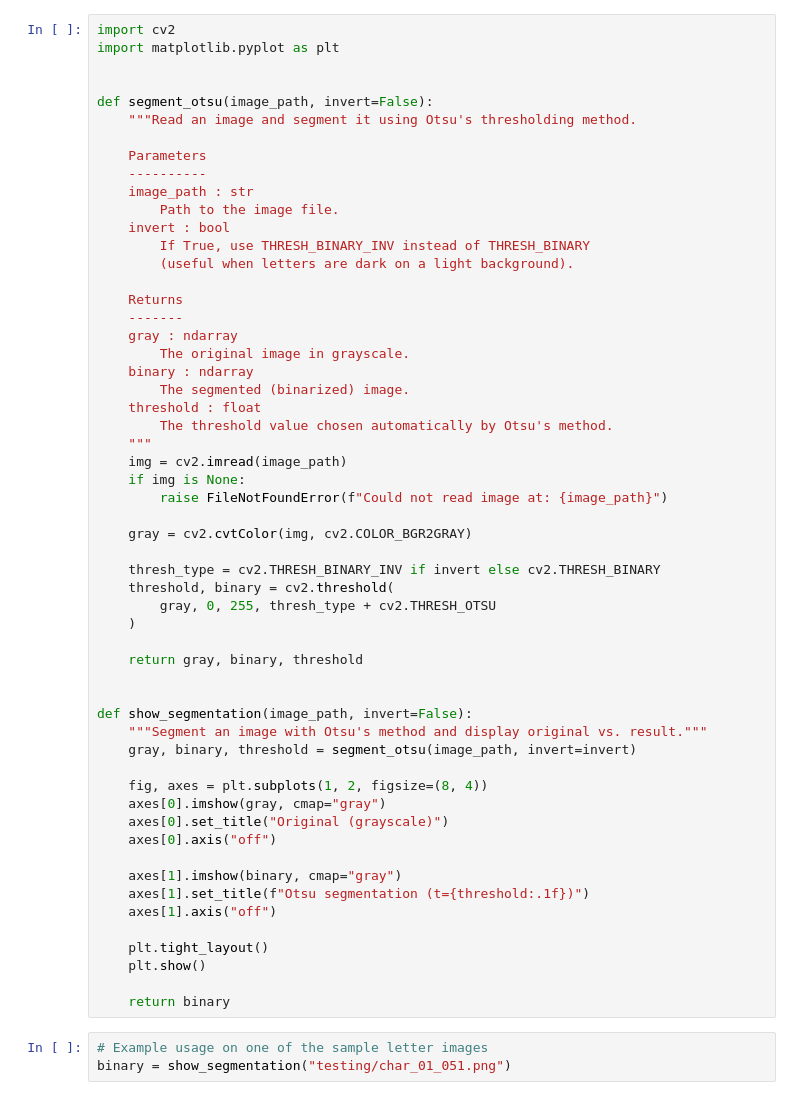
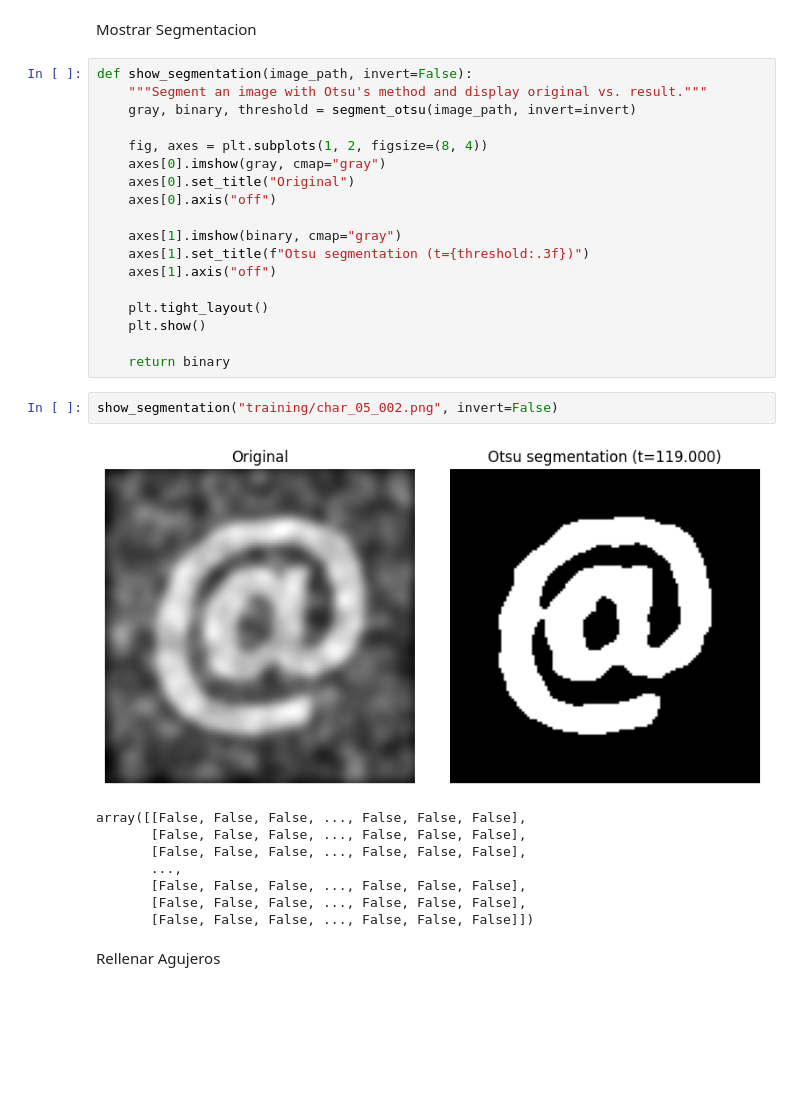
Before and after one commit to viceibacache/sharedrepo, a Jupyter notebook: pr/t1/t1.ipynb, the cells around one changed output. Saved outputs shown, nothing was run; the diff lists cells and outputs as text; blank space fills up the shorter version.

```diff
--- a/pr/t1/t1.ipynb
+++ b/pr/t1/t1.ipynb
@@ -5,59 +77,33 @@ Reads an image, applies Otsu's method to binarize/segment it (useful for isolati
+# %% [markdown]
+Mostrar Segmentacion
 # %%
-import cv2
-import matplotlib.pyplot as plt
-
-
-def segment_otsu(image_path, invert=False):
-    """Read an image and segment it using Otsu's thresholding method.
-
-    Parameters
-    ----------
-    image_path : str
-        Path to the image file.
-    invert : bool
-        If True, use THRESH_BINARY_INV instead of THRESH_BINARY
-        (useful when letters are dark on a light background).
-
-    Returns
-    -------
-    gray : ndarray
-        The original image in grayscale.
-    binary : ndarray
-        The segmented (binarized) image.
-    threshold : float
-        The threshold value chosen automatically by Otsu's method.
-    """
-    img = cv2.imread(image_path)
-    if img is None:
-        raise FileNotFoundError(f"Could not read image at: {image_path}")
-
-    gray = cv2.cvtColor(img, cv2.COLOR_BGR2GRAY)
-
-    thresh_type = cv2.THRESH_BINARY_INV if invert else cv2.THRESH_BINARY
-    threshold, binary = cv2.threshold(
-        gray, 0, 255, thresh_type + cv2.THRESH_OTSU
-    )
-
-    return gray, binary, threshold
-
-
 def show_segmentation(image_path, invert=False):
     """Segment an image with Otsu's method and display original vs. result."""
     gray, binary, threshold = segment_otsu(image_path, invert=invert)
 
     fig, axes = plt.subplots(1, 2, figsize=(8, 4))
     axes[0].imshow(gray, cmap="gray")
-    axes[0].set_title("Original (grayscale)")
+    axes[0].set_title("Original")
     axes[0].axis("off")
 
     axes[1].imshow(binary, cmap="gray")
-    axes[1].set_title(f"Otsu segmentation (t={threshold:.1f})")
+    axes[1].set_title(f"Otsu segmentation (t={threshold:.3f})")
     axes[1].axis("off")
 
     plt.tight_layout()
     plt.show()
 
     return binary
-# %%
-# Example usage on one of the sample letter images
-binary = show_segmentation("testing/char_01_051.png")
+# %%
+show_segmentation("training/char_05_002.png", invert=False)
+# %% [output]
+[figure, added]
+array([[False, False, False, ..., False, False, False],
+       [False, False, False, ..., False, False, False],
+       [False, False, False, ..., False, False, False],
+       ...,
+       [False, False, False, ..., False, False, False],
+       [False, False, False, ..., False, False, False],
+       [False, False, False, ..., False, False, False]])
+# %% [markdown]
+Rellenar Agujeros
```
Also changed, not shown: parts of 13 cells of this notebook.
